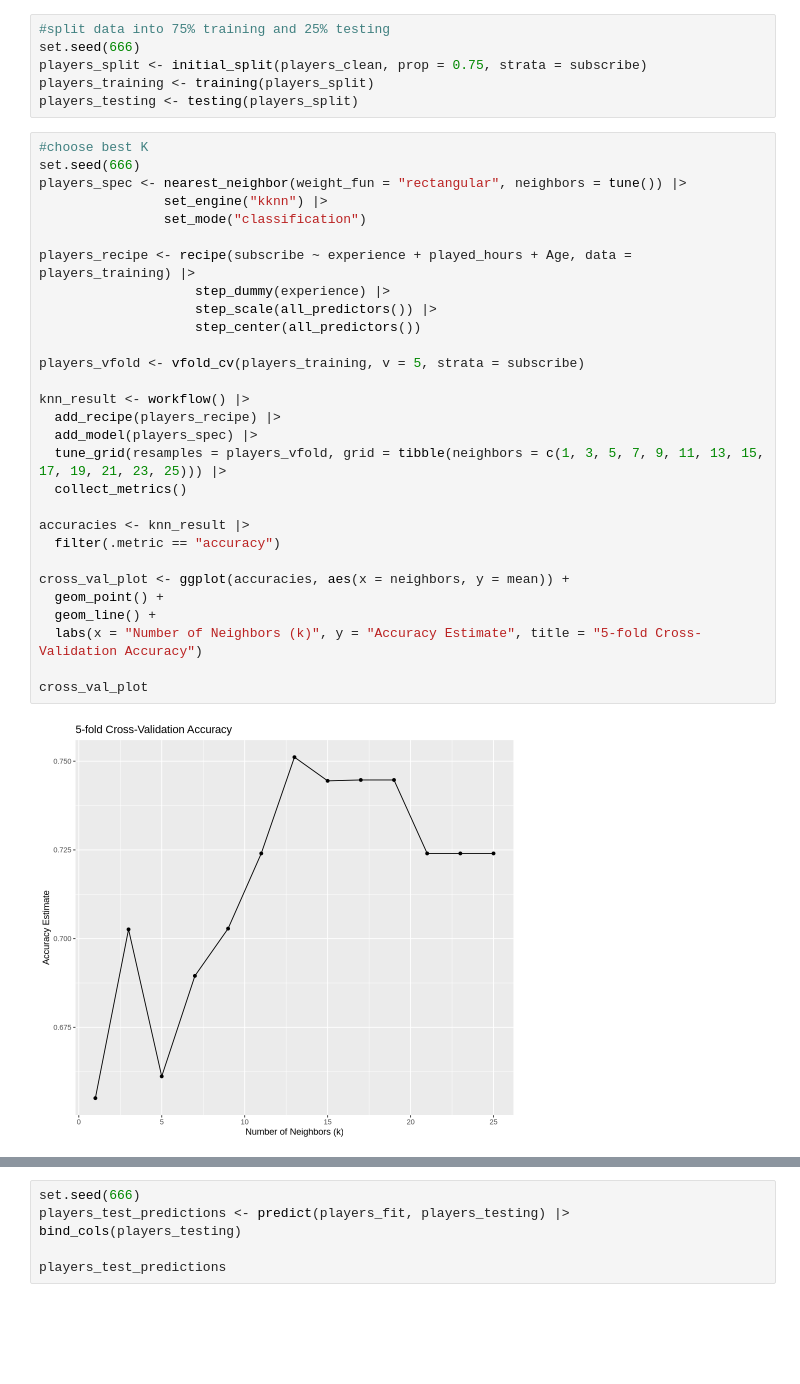
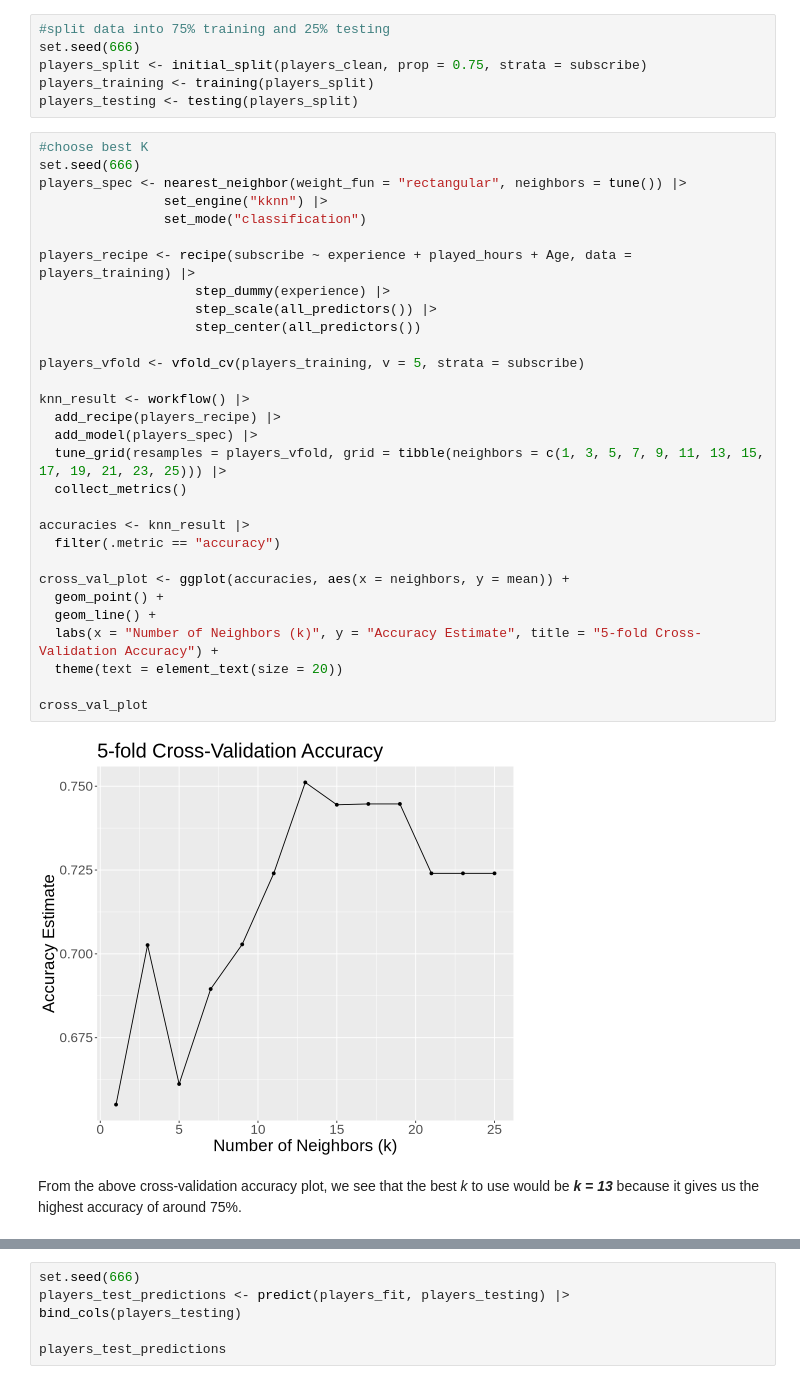
Before and after one commit to Jmmchai/Dsci-100-004-group02, a Jupyter notebook: Final Group Report.ipynb, the cells around one changed output, grey strips where cells are left out. Cells and saved outputs as stored; diff of their text form; blank space fills up the shorter version.

```diff
--- a/Final Group Report.ipynb
+++ b/Final Group Report.ipynb
@@ -145,33 +169,36 @@ players_testing <- testing(players_split)
 # %%
 #choose best K
 set.seed(666)
 players_spec <- nearest_neighbor(weight_fun = "rectangular", neighbors = tune()) |>
                 set_engine("kknn") |>
                 set_mode("classification")
 
 players_recipe <- recipe(subscribe ~ experience + played_hours + Age, data = players_training) |>
                     step_dummy(experience) |>
                     step_scale(all_predictors()) |>
                     step_center(all_predictors())
 
 players_vfold <- vfold_cv(players_training, v = 5, strata = subscribe)
 
 knn_result <- workflow() |>
   add_recipe(players_recipe) |>
   add_model(players_spec) |>
   tune_grid(resamples = players_vfold, grid = tibble(neighbors = c(1, 3, 5, 7, 9, 11, 13, 15, 17, 19, 21, 23, 25))) |>
   collect_metrics()
 
 accuracies <- knn_result |>
   filter(.metric == "accuracy")
 
 cross_val_plot <- ggplot(accuracies, aes(x = neighbors, y = mean)) +
   geom_point() +
   geom_line() +
-  labs(x = "Number of Neighbors (k)", y = "Accuracy Estimate", title = "5-fold Cross-Validation Accuracy")
+  labs(x = "Number of Neighbors (k)", y = "Accuracy Estimate", title = "5-fold Cross-Validation Accuracy") +
+  theme(text = element_text(size = 20))
 
 cross_val_plot
 # %% [output]
-[figure, old version]
+[figure, new version]
+# %% [markdown]
+From the above cross-validation accuracy plot, we see that the best *k* to use would be ***k = 13*** because it gives us the highest accuracy of around 75%.
 # %%
 set.seed(666)
```
Also changed, not shown: parts of 9 cells of this notebook.
